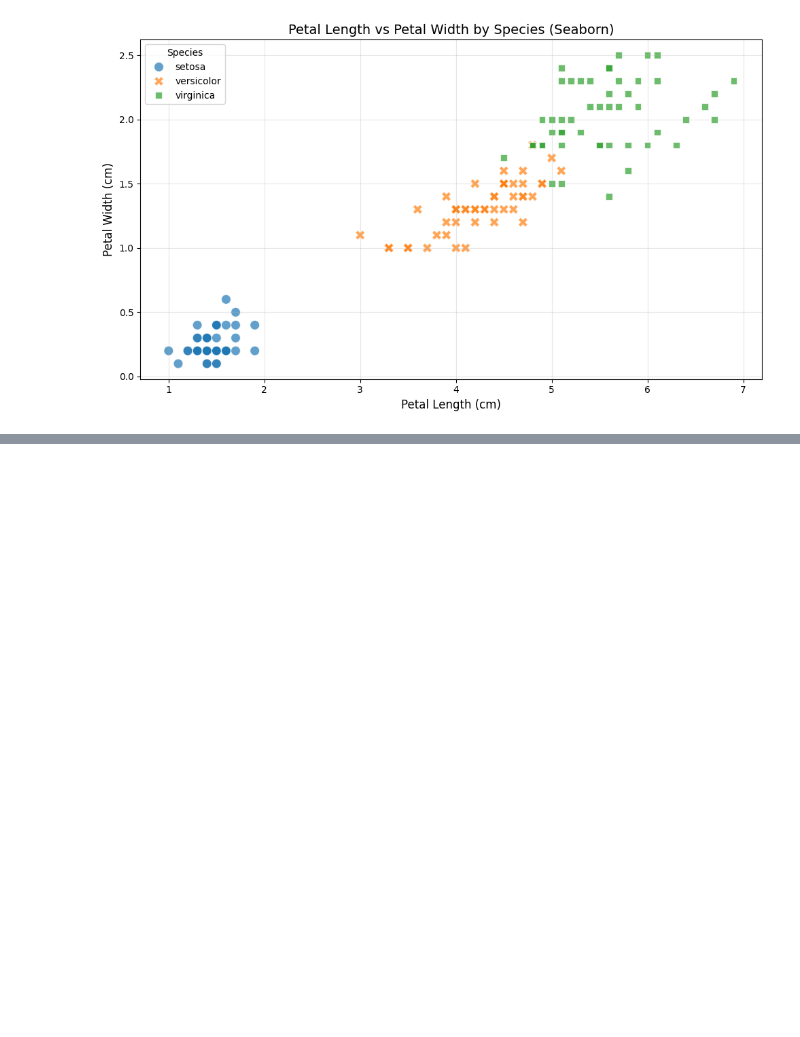
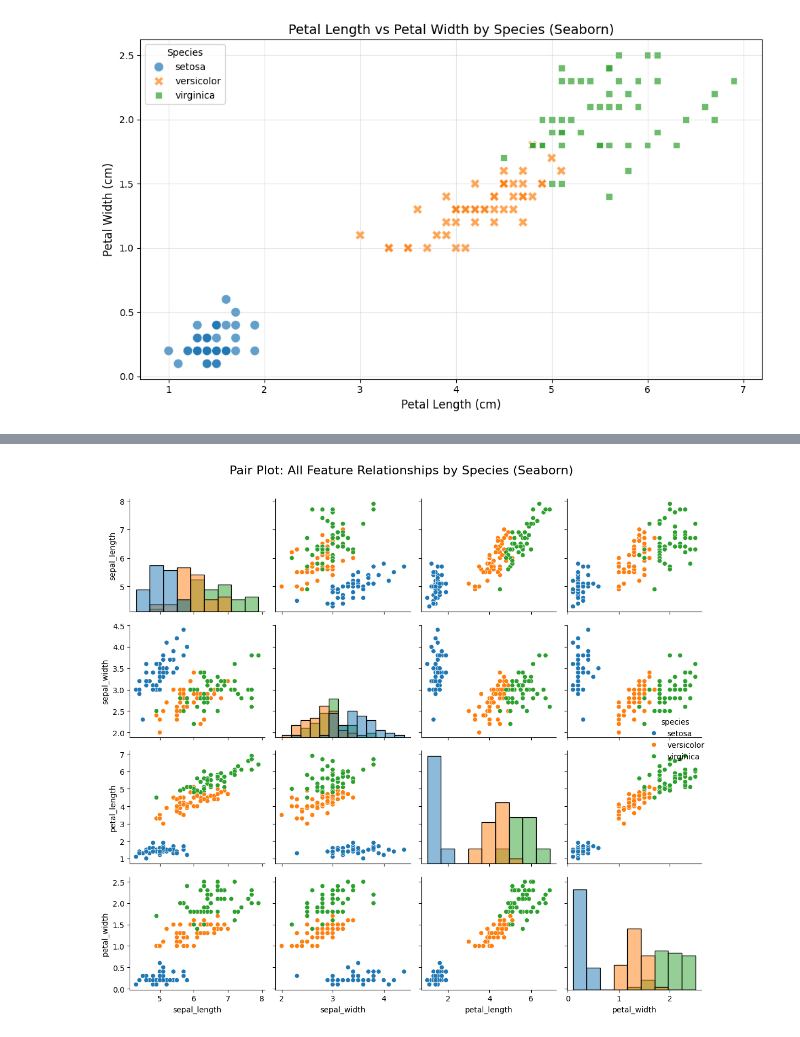
Before and after one commit to haribojjireddy/my-first-repo, a Jupyter notebook: Batch2_EDA_Part1.ipynb, the cells around one changed output, grey strips where cells are left out. Saved outputs shown, nothing was run; the diff lists cells and outputs as text; code cells hidden in the pictures; blank space fills up the shorter version.

```diff
--- a/Batch2_EDA_Part1.ipynb
+++ b/Batch2_EDA_Part1.ipynb
@@ -180,0 +217,14 @@ fig.show()
+# %%
+# Pair plot using Seaborn
+sns.pairplot(iris, hue='species', height=2.5, aspect=1,
+             diag_kind='hist',  # or 'kde' for density plot
+             #plot_kws={'alpha': 0.6, 's': 50},
+             # diag_kws={'alpha': 0.7}
+             )
+
+plt.suptitle('Pair Plot: All Feature Relationships by Species (Seaborn)',
+             fontsize=16, y=1.01)
+plt.tight_layout()
+plt.show()
+# %% [output]
+[figure, added]
```
Also changed, not shown: parts of 33 cells of this notebook.
